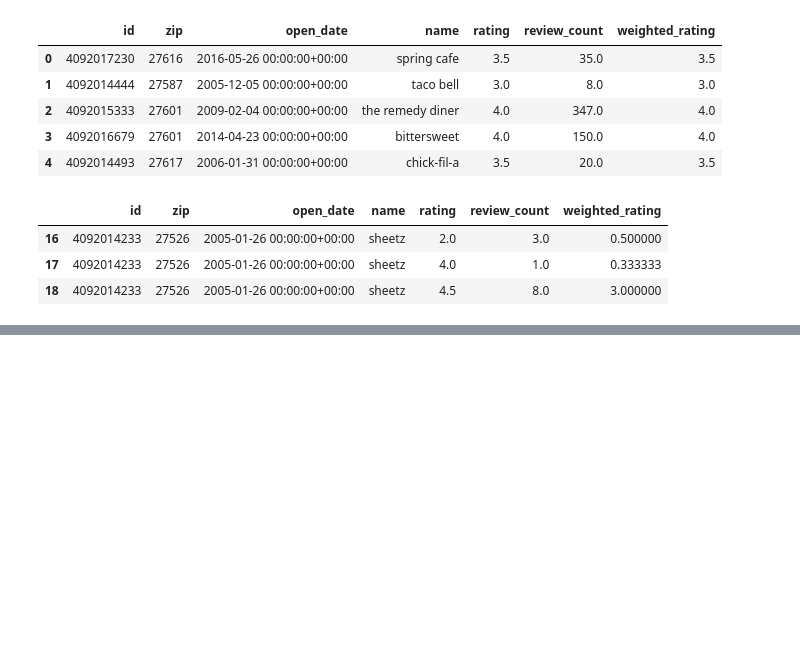
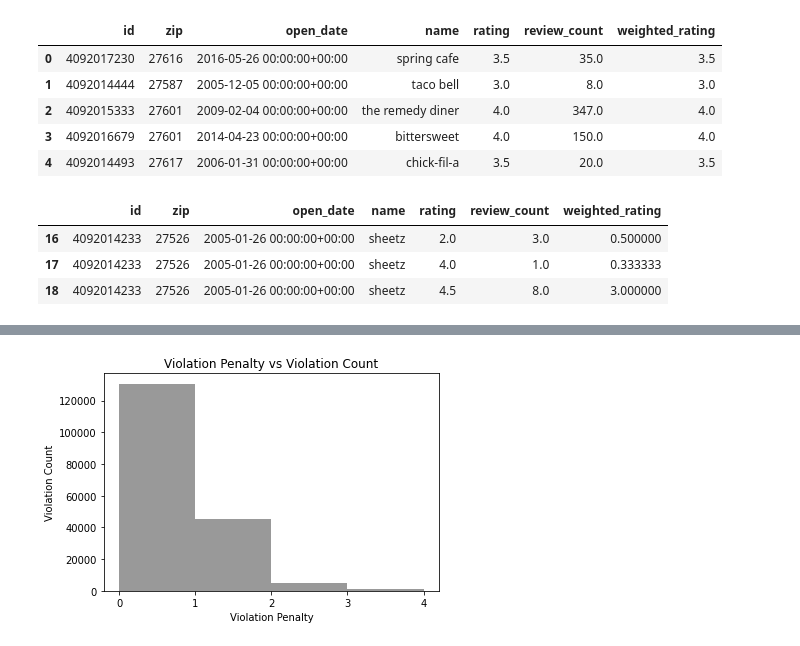
Before and after one commit to COGS108/individual_sp20, a Jupyter notebook: final_project/Scratch Work.ipynb, the cells around one changed output, grey strips where cells are left out. Saved outputs shown, nothing was run; the diff lists cells and outputs as text; code cells hidden in the pictures; blank space fills up the shorter version.

```diff
--- a/final_project/Scratch Work.ipynb
+++ b/final_project/Scratch Work.ipynb
@@ -415,0 +423,8 @@ violations_df_clean.head()
+# %%
+penalty_plot = sns.distplot(violations_df_clean["penalty"], bins=4, kde=False, color="black")
+penalty_plot.set_xlabel("Violation Penalty")
+penalty_plot.set_ylabel("Violation Count")
+penalty_plot.set_title("Violation Penalty vs Violation Count")
+penalty_plot.set_xticks([0, 1, 2, 3 ,4], minor=False);
+# %% [output]
+[figure, added]
```
Also changed, not shown: parts of 63 cells of this notebook.
